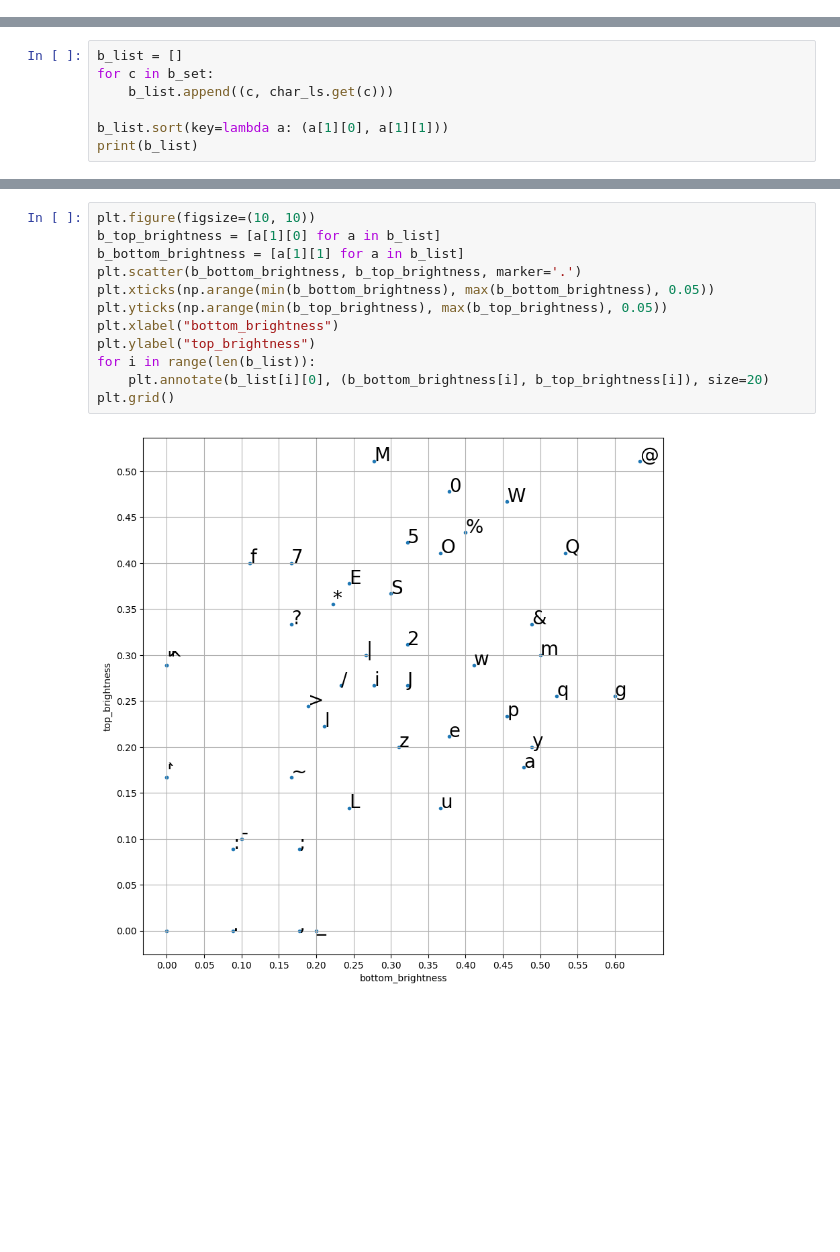
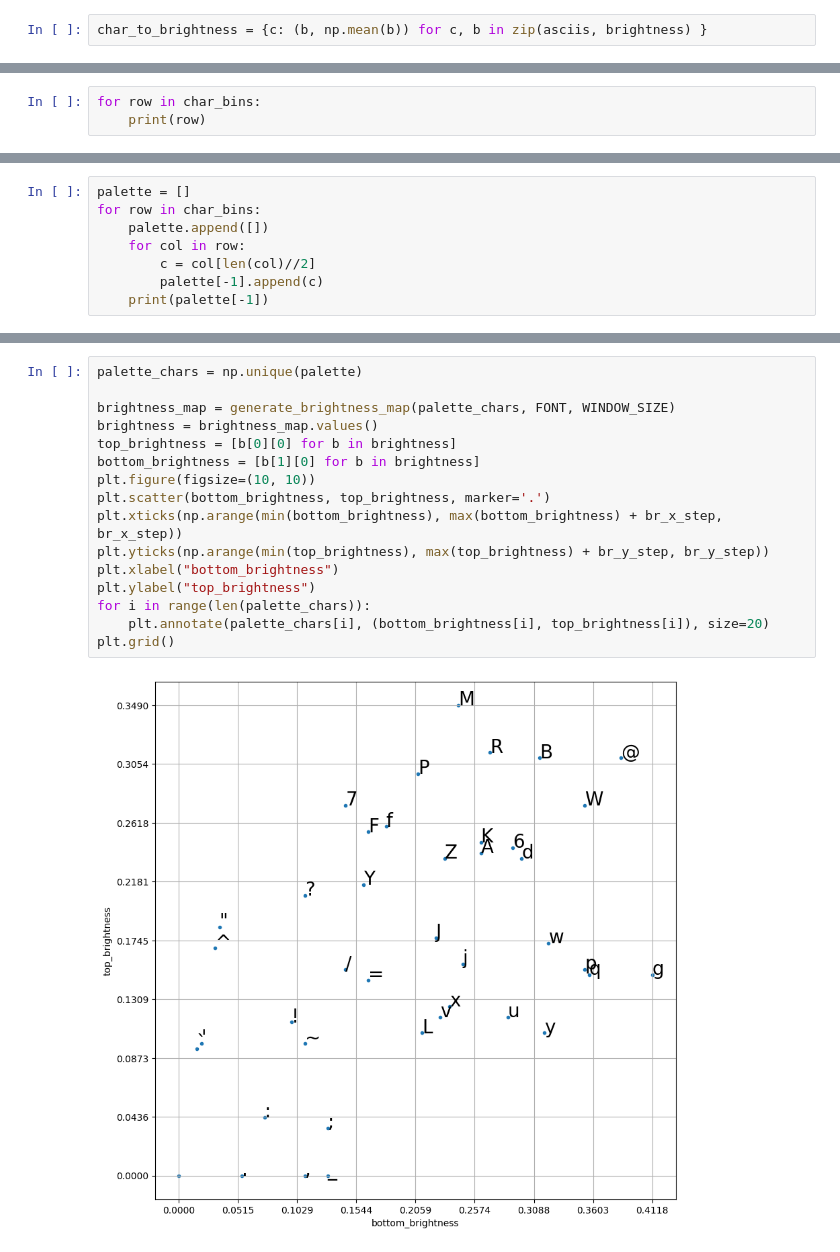
Before and after one commit to wojciechsadlik/python-char-art, a Jupyter notebook: ascii_v2_brightness_test.ipynb, the cells around one changed output, grey strips where cells are left out. Drawn from its saved outputs; the diff is of its cells as text; blank space fills up the shorter version.

```diff
--- a/ascii_v2_brightness_test.ipynb
+++ b/ascii_v2_brightness_test.ipynb
@@ -88,0 +27,2 @@ for row in brightness_arr:
+# %%
+char_to_brightness = {c: (b, np.mean(b)) for c, b in zip(asciis, brightness) }
@@ -150,7 +79,0 @@ print(len(b_set))
-# %%
-b_list = []
-for c in b_set:
-    b_list.append((c, char_ls.get(c)))
-
-b_list.sort(key=lambda a: (a[1][0], a[1][1]))
-print(b_list)
@@ -175,0 +80,3 @@ for y in range(len(b_arr)):
+# %%
+for row in char_bins:
+    print(row)
@@ -175,0 +93,8 @@ for y in range(len(b_arr)):
+# %%
+palette = []
+for row in char_bins:
+    palette.append([])
+    for col in row:
+        c = col[len(col)//2]
+        palette[-1].append(c)
+    print(palette[-1])
@@ -176,14 +111,18 @@ for y in range(len(b_arr)):
 # %%
+palette_chars = np.unique(palette)
+
+brightness_map = generate_brightness_map(palette_chars, FONT, WINDOW_SIZE)
+brightness = brightness_map.values()
+top_brightness = [b[0][0] for b in brightness]
+bottom_brightness = [b[1][0] for b in brightness]
 plt.figure(figsize=(10, 10))
-b_top_brightness = [a[1][0] for a in b_list]
-b_bottom_brightness = [a[1][1] for a in b_list]
-plt.scatter(b_bottom_brightness, b_top_brightness, marker='.')
-plt.xticks(np.arange(min(b_bottom_brightness), max(b_bottom_brightness), 0.05))
-plt.yticks(np.arange(min(b_top_brightness), max(b_top_brightness), 0.05))
+plt.scatter(bottom_brightness, top_brightness, marker='.')
+plt.xticks(np.arange(min(bottom_brightness), max(bottom_brightness) + br_x_step, br_x_step))
+plt.yticks(np.arange(min(top_brightness), max(top_brightness) + br_y_step, br_y_step))
 plt.xlabel("bottom_brightness")
 plt.ylabel("top_brightness")
-for i in range(len(b_list)):
-    plt.annotate(b_list[i][0], (b_bottom_brightness[i], b_top_brightness[i]), size=20)
+for i in range(len(palette_chars)):
+    plt.annotate(palette_chars[i], (bottom_brightness[i], top_brightness[i]), size=20)
 plt.grid()
 # %% [output]
-[figure, old version]
+[figure, new version]
```
Also changed, not shown: parts of 17 cells of this notebook, 10 other files.
